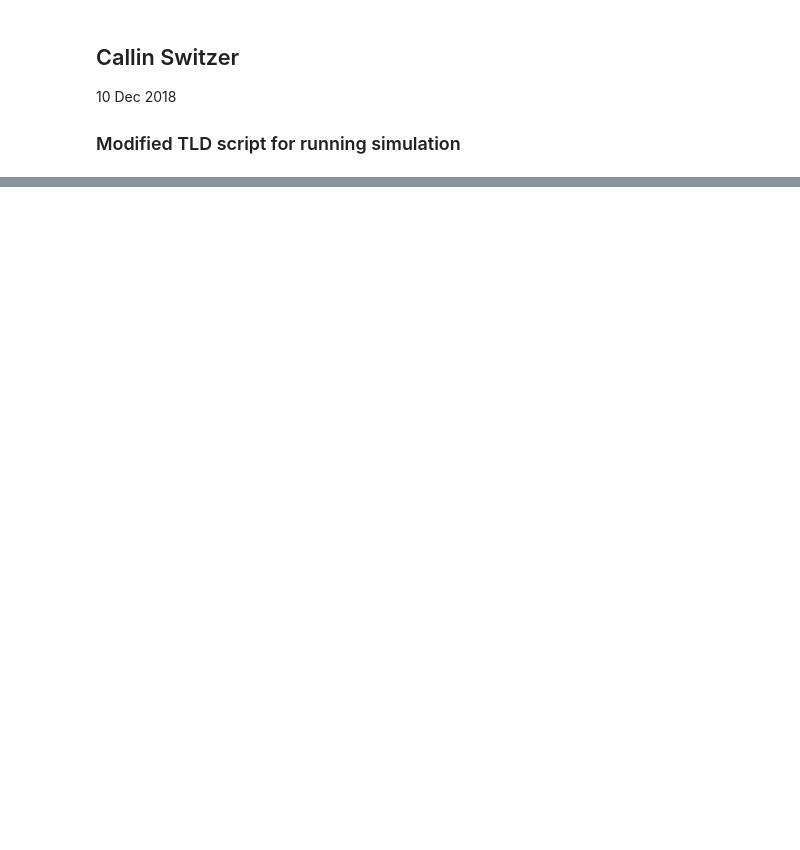
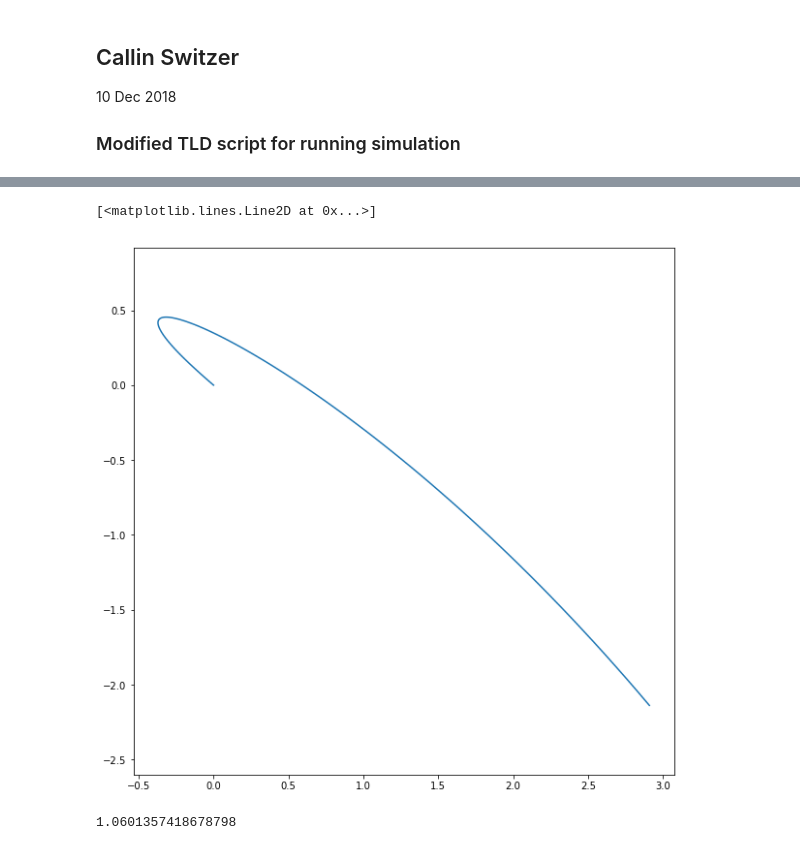
Before and after one commit to nifti-coe/ODE_Python, a Jupyter notebook: 002_RunSimulation_loop.ipynb, the cells around one changed output, grey strips where cells are left out. Cells and saved outputs as stored; diff of their text form; code cells hidden in the pictures; blank space fills up the shorter version.

```diff
--- a/002_RunSimulation_loop.ipynb
+++ b/002_RunSimulation_loop.ipynb
@@ -242,0 +188,47 @@ for i in range(0,nrun):
+# %%
+plt.figure(figsize = [10,10])
+plt.axes().set_aspect('equal', 'datalim')
+i =54
+plt.plot(x[i, :],y[i, :], label = 'trajectory x vs y')
+# %% [output]
+[<matplotlib.lines.Line2D at 0x...>]
+[figure, added]
+# %%
+
+bhead = 0.507
+ahead = 0.908
+bbutt  = 0.1295
+abutt  = 1.174
+
+# cgs  density of insect
+rho = 1
+
+# cgs density of air
+rhoA = 0.00118
+
+# cgs viscosity
+muA = 0.000186
+
+# Length from the thorax-abdomen joint to the center of the
+# head-thorax mass in cm
+L1 = 0.908
+
+# Length from the thorax-abdomen joint to the center of the
+# abdomen mass in cm
+L2 = 1.747
+
+# Length from the thorax-abdomen joint to the aerodynamic force
+# vector in cm
+L3 = 0.75
+
+# m1 is the mass of the head-thorax
+m1 = rho*(4/3)*np.pi*(bhead**2)*ahead
+
+
+# m2 is the mass of the abdomen
+# (petiole + gaster)
+m2 = rho*(4/3)*np.pi*(bbutt**2)*abutt
+
+print(m1 + m2)
+# %% [output]
+1.0601357418678798
```
Also changed, not shown: parts of 32 cells of this notebook, 1 other file.
